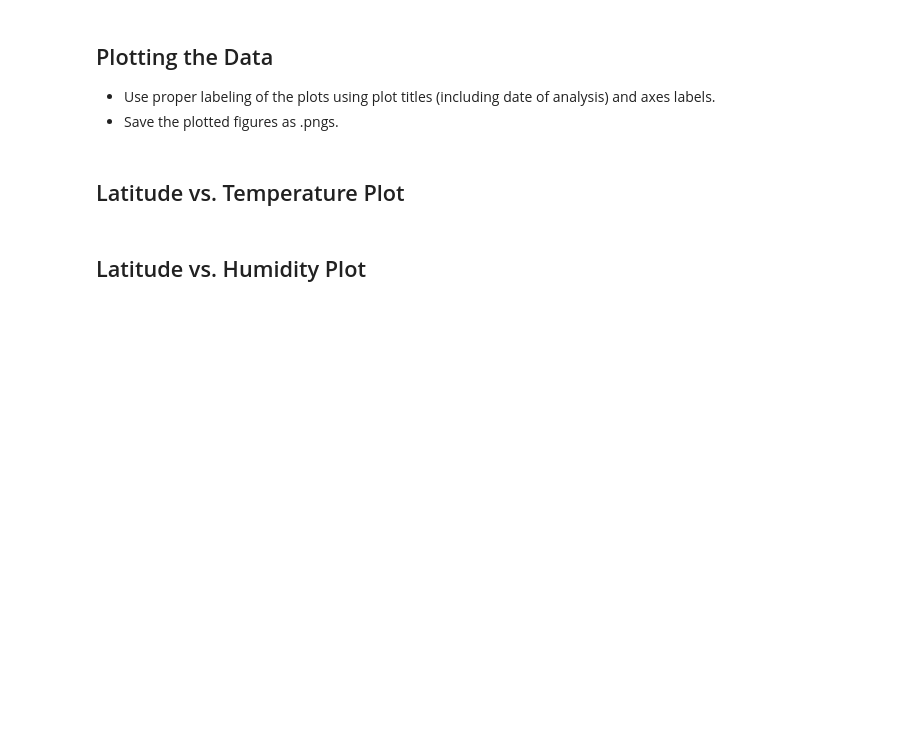
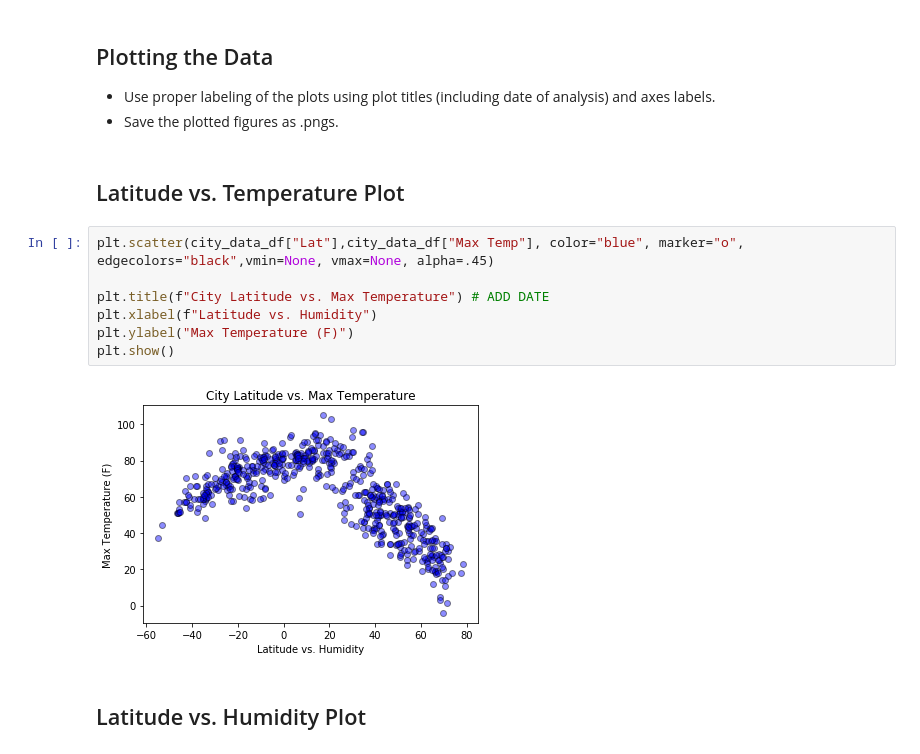
Before and after one commit to JPHebert32/python-api-challenge, a Jupyter notebook: WeatherPY/WeatherPY.ipynb, the cells around one changed output. Cells and saved outputs as stored; diff of their text form; blank space fills up the shorter version.

Commit message:
add LAT PLOTS

```diff
--- a/WeatherPY/WeatherPY.ipynb
+++ b/WeatherPY/WeatherPY.ipynb
@@ -186,5 +190,14 @@ if city in city_data.df["Humidity"] > 100:
 * Save the plotted figures as .pngs.
 # %% [markdown]
 ## Latitude vs. Temperature Plot
+# %%
+plt.scatter(city_data_df["Lat"],city_data_df["Max Temp"], color="blue", marker="o", edgecolors="black",vmin=None, vmax=None, alpha=.45)
+
+plt.title(f"City Latitude vs. Max Temperature") # ADD DATE
+plt.xlabel(f"Latitude vs. Humidity")
+plt.ylabel("Max Temperature (F)")
+plt.show()
+# %% [output]
+[figure, added]
 # %% [markdown]
 ## Latitude vs. Humidity Plot
```
Also changed, not shown: parts of 6 cells of this notebook.
